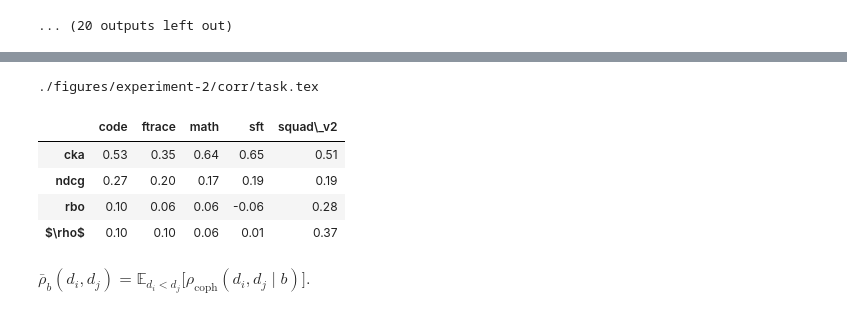
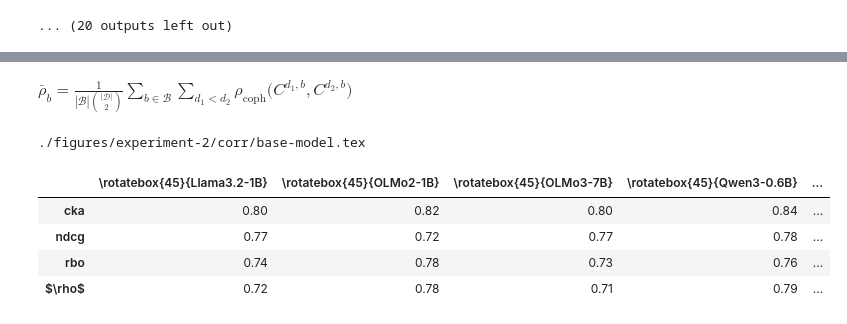
Before and after one commit to loris3/eemc, a Jupyter notebook: experiment_2.ipynb, the cells around one changed output, grey strips where cells are left out. Cells and saved outputs as stored; diff of their text form; code cells hidden in the pictures.

Commit message:
added cross-scoring method figure to experiment 2

```diff
--- a/experiment_2.ipynb
+++ b/experiment_2.ipynb
@@ -239,20 +182,16 @@ def corr_coph(df, group_by=None):
 # %%
-def display_score_groups(df_agg, groupby):
-    from load_results import abbrev_map_model,abbrev_map_score,abbrev_map_task
-    df_agg_ = df_agg.loc[
-        df_agg.index.get_level_values("score_name").isin(scores_to_plot)
-    ].copy()
-
-
-    # flatten index first
-    df_agg_ = df_agg_.reset_index()
+def display_score_groups(df_agg, pivot_columns):
+    df_agg_ = df_agg.reset_index()
 
     # pivot using original column name
-    pivot = df_agg_.pivot_table(
-        index="score_name",
-        columns="Group",
-        values="cophenetic_corr"
-    )
+    if pivot_columns != "coss_score":
+        pivot = df_agg_.pivot_table(
+            index="score_name",
+            columns=pivot_columns,
+            values="cophenetic_corr"
+        )
+    else:
+        pivot = df_agg
 
     # now rename for display
     pivot = pivot.rename(columns=lambda x: x)
@@ -263,17 +202,17 @@ def display_score_groups(df_agg, groupby):
     pivot.index = [abbrev_map_score[row] if row in abbrev_map_score else row for row in pivot.index]
     pivot.columns = [f"\\rotatebox{{45}}{{{abbrev_map_model[col]}}}" if col in abbrev_map_model else col for col in pivot.columns]
     pivot.columns = [abbrev_map_task[col] if col in abbrev_map_task else col for col in pivot.columns]
+    pivot.columns = [abbrev_map_score[col] if col in abbrev_map_score else col for col in pivot.columns]
 
-    path = f"./figures/experiment-2/corr/{groupby}.tex"
+    path = f"./figures/experiment-2/corr/{str(pivot_columns).split('_')[0]}.tex"
     print(path)
 
     styled = (
         pivot.style
-        .background_gradient(cmap="viridis", axis=1)
+        .background_gradient(cmap="viridis", axis=1,).highlight_null(props="background-color: white; color: white;")
     ).format(precision=2)#.format_index(escape="latex", axis=1)
 
     display(styled)
-
     latex = styled.to_latex(
         convert_css=True,
         hrules=True,
@@ -289,18 +278,13 @@ $\bar{\rho}_{d}(b_i,b_j)=\mathbb{E}_{b_i < b_j}\big[\rho_{\mathrm{coph}}(b_i, b_
+# %% [markdown]
+$\bar{\rho}_{b}=\frac{1}{|\mathcal{B}|\binom{|\mathcal{D}|}{2}}\sum_{b \in \mathcal{B}}\sum_{d_1 < d_2}\rho_{\mathrm{coph}}\!\big(C^{d_1,b}, C^{d_2,b}\big)$
 # %%
-df_agg = (
-    corr_coph(df[(~df["normalize"]) & (df["score_name"].isin(scores_to_plot))],
-              group_by=["Experiment", "base_model"])
-    .groupby(["score_name", "Group", "k", "normalize", "measure"])
-    .mean(numeric_only=True)
-)
-
-display_score_groups(df_agg, "task")
+df_agg = df_cophenetic[(df_cophenetic["base-model_A"] == df_cophenetic["base-model_B"])].groupby(["score_name", "k", "normalize", "base-model_A"]).mean(numeric_only=True)
+# display(df_agg)
+display_score_groups(df_agg,pivot_columns = "base-model_A")
 # %% [output]
-./figures/experiment-2/corr/task.tex
+./figures/experiment-2/corr/base-model.tex
-|  | code | ftrace | math | sft | squad\_v2 |
-| cka | 0.53 | 0.35 | 0.64 | 0.65 | 0.51 |
-| ndcg | 0.27 | 0.20 | 0.17 | 0.19 | 0.19 |
-| rbo | 0.10 | 0.06 | 0.06 | -0.06 | 0.28 |
-| $\rho$ | 0.10 | 0.10 | 0.06 | 0.01 | 0.37 |
+|  | \rotatebox{45}{Llama3.2-1B} | \rotatebox{45}{OLMo2-1B} | \rotatebox{45}{OLMo3-7B} | \rotatebox{45}{Qwen3-0.6B} | ... |
+| cka | 0.80 | 0.82 | 0.80 | 0.84 | ... |
+| ndcg | 0.77 | 0.72 | 0.77 | 0.78 | ... |
+| rbo | 0.74 | 0.78 | 0.73 | 0.76 | ... |
+| $\rho$ | 0.72 | 0.78 | 0.71 | 0.79 | ... |
-# %% [markdown]
-$\bar{\rho}_{b}(d_i, d_j)=\mathbb{E}_{d_i < d_j}\big[\rho_{\mathrm{coph}}(d_i, d_j \mid b)\big].$
```
Also changed, not shown: parts of 19 cells of this notebook.
